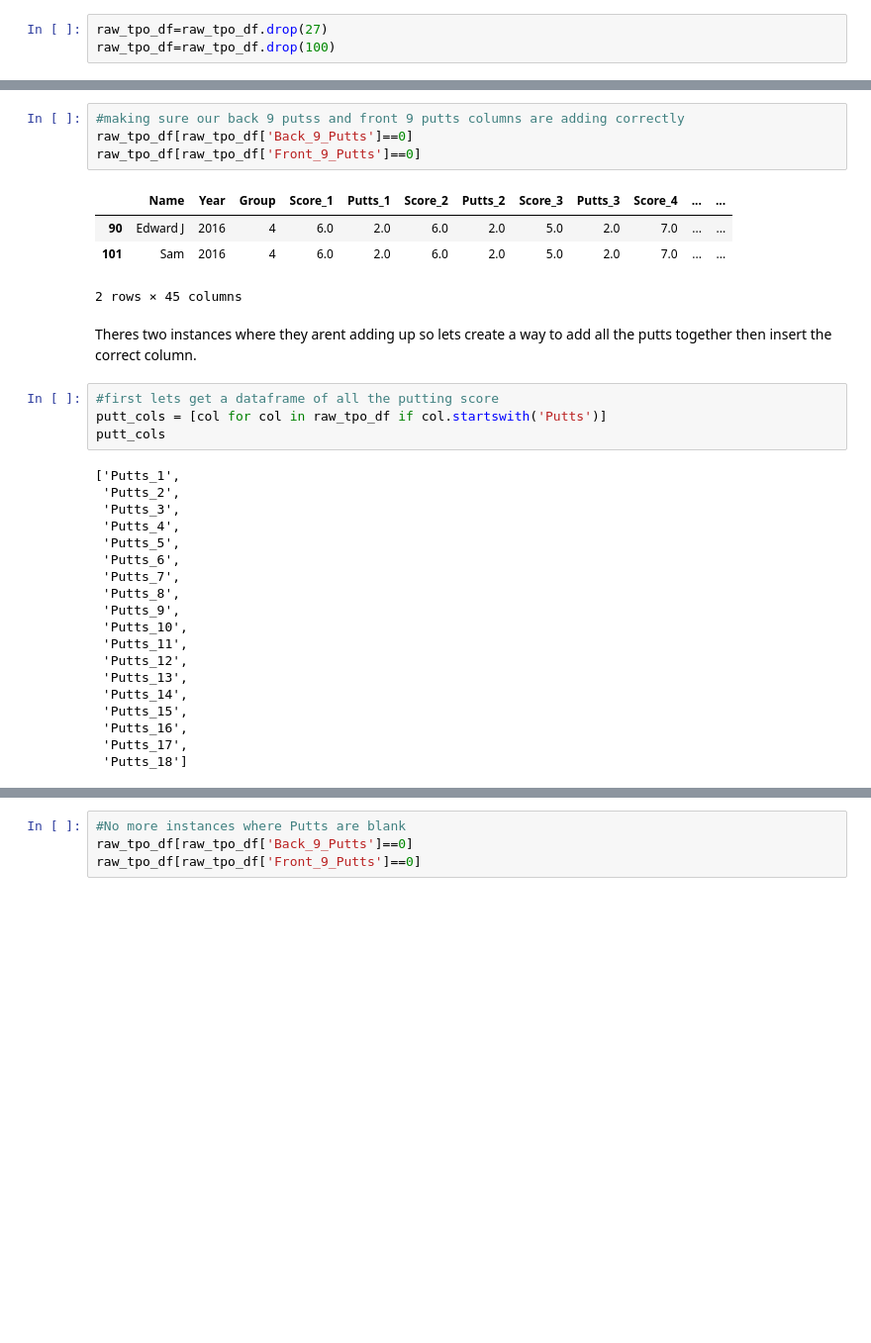
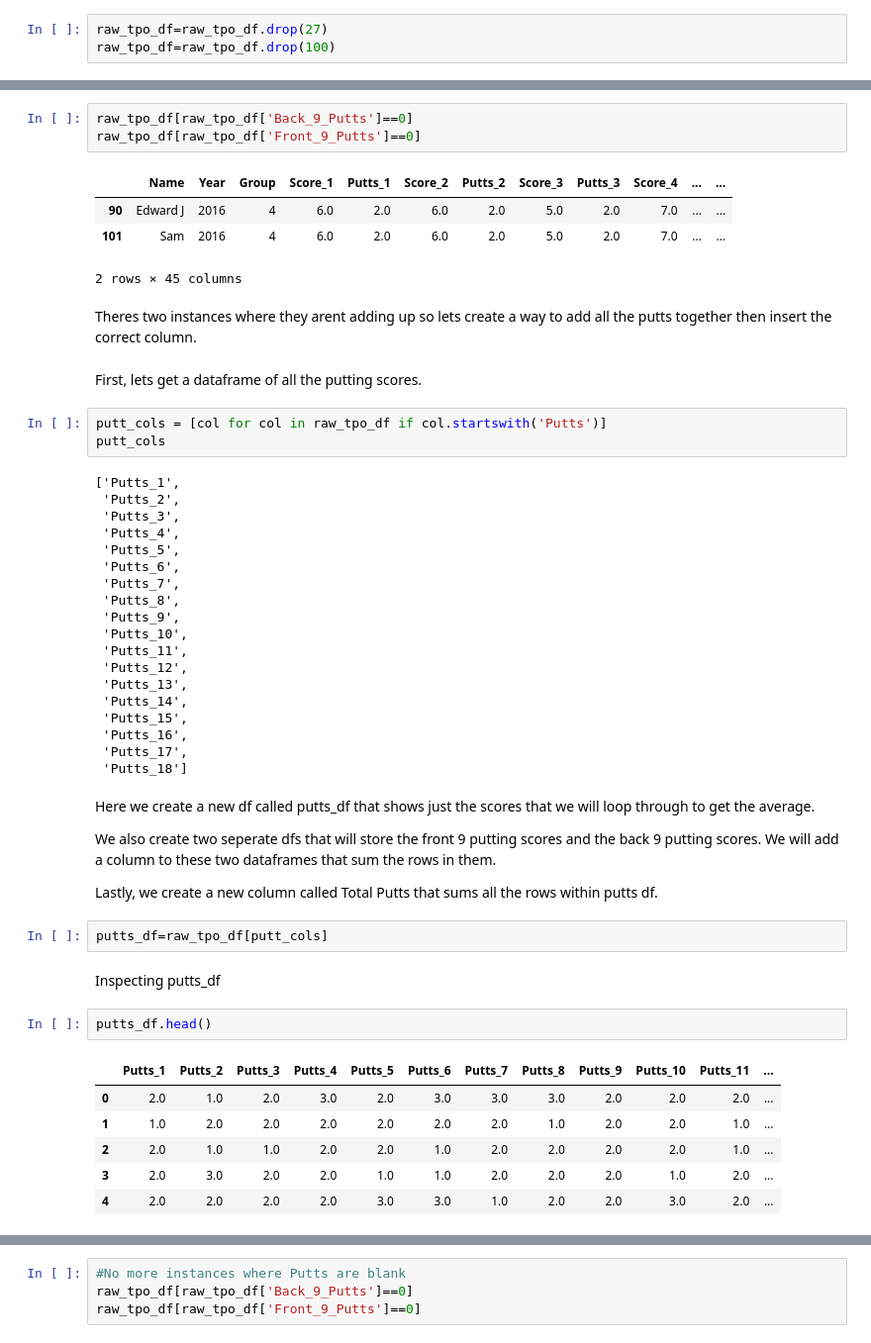
Before and after one commit to griffstone/griffstone, a Jupyter notebook: tpo-data.ipynb, the cells around one changed output, grey strips where cells are left out. Shown: that part at 99% size. Drawn from its saved outputs; the diff is of its cells as text; blank space fills up the shorter version.

```diff
--- a/tpo-data.ipynb
+++ b/tpo-data.ipynb
@@ -189,5 +223,4 @@ raw_tpo_df=raw_tpo_df.drop(100)
 # %%
-#making sure our back 9 putss and front 9 putts columns are adding correctly
 raw_tpo_df[raw_tpo_df['Back_9_Putts']==0]
 raw_tpo_df[raw_tpo_df['Front_9_Putts']==0]
 # %% [output]
@@ -197,8 +230,9 @@ raw_tpo_df[raw_tpo_df['Front_9_Putts']==0]
 2 rows × 45 columns
 # %% [markdown]
 Theres two instances where they arent adding up so lets create a way to add all the putts together then insert the correct column.
+# %% [markdown]
+First, lets get a dataframe of all the putting scores.
 # %%
-#first lets get a dataframe of all the putting score
 putt_cols = [col for col in raw_tpo_df if col.startswith('Putts')]
 putt_cols
 # %% [output]
@@ -220,4 +254,23 @@ putt_cols
  'Putts_16',
  'Putts_17',
  'Putts_18']
+# %% [markdown]
+Here we create a new df called putts_df that shows just the scores that we will loop through to get the average.
+
+We also create two seperate dfs that will store the front 9 putting scores and the back 9 putting scores. We will add a column to these two dataframes that sum the rows in them.
+
+Lastly, we create a new column called Total Putts that sums all the rows within putts df.
+# %%
+putts_df=raw_tpo_df[putt_cols]
+# %% [markdown]
+Inspecting putts_df
+# %%
+putts_df.head()
+# %% [output]
+|  | Putts_1 | Putts_2 | Putts_3 | Putts_4 | Putts_5 | Putts_6 | Putts_7 | Putts_8 | Putts_9 | Putts_10 | Putts_11 | ... |
+| 0 | 2.0 | 1.0 | 2.0 | 3.0 | 2.0 | 3.0 | 3.0 | 3.0 | 2.0 | 2.0 | 2.0 | ... |
+| 1 | 1.0 | 2.0 | 2.0 | 2.0 | 2.0 | 2.0 | 2.0 | 1.0 | 2.0 | 2.0 | 1.0 | ... |
+| 2 | 2.0 | 1.0 | 1.0 | 2.0 | 2.0 | 1.0 | 2.0 | 2.0 | 2.0 | 2.0 | 1.0 | ... |
+| 3 | 2.0 | 3.0 | 2.0 | 2.0 | 1.0 | 1.0 | 2.0 | 2.0 | 2.0 | 1.0 | 2.0 | ... |
+| 4 | 2.0 | 2.0 | 2.0 | 2.0 | 3.0 | 3.0 | 1.0 | 2.0 | 2.0 | 3.0 | 2.0 | ... |
 # %%
```
Also changed, not shown: parts of 95 cells of this notebook.
